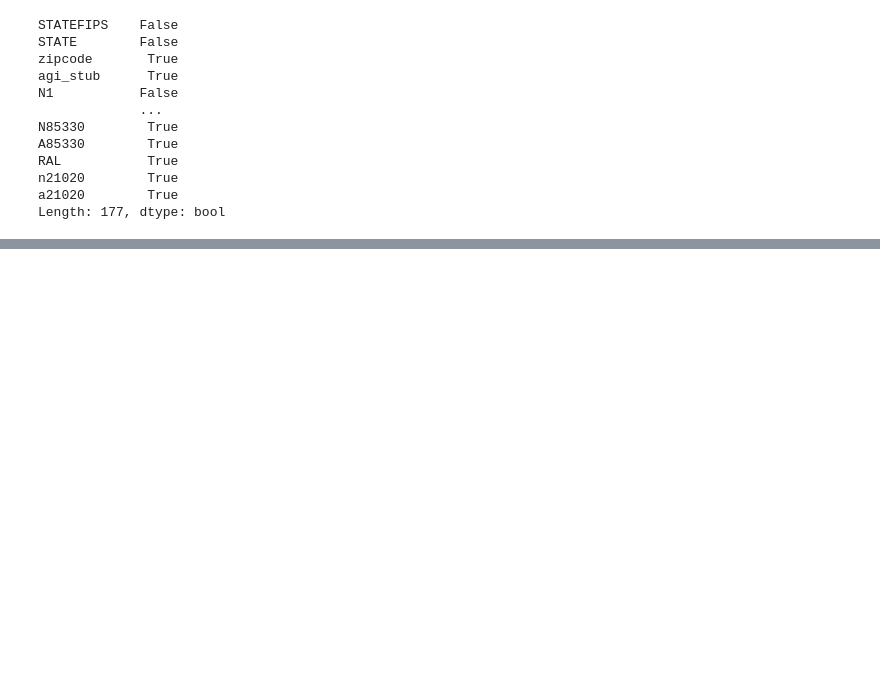
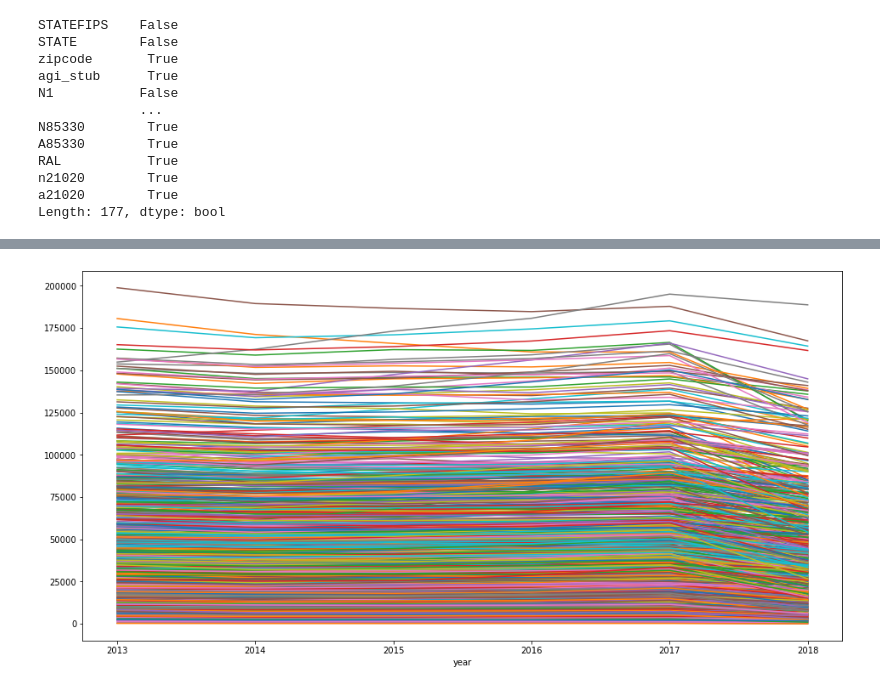
Before and after one commit to Skipp-py/NYCDSA_Capstone, a Jupyter notebook: Cherie/irs_eda1.ipynb, the cells around one changed output, grey strips where cells are left out. Saved outputs shown, nothing was run; the diff lists cells and outputs as text; code cells hidden in the pictures; blank space fills up the shorter version.

```diff
--- a/Cherie/irs_eda1.ipynb
+++ b/Cherie/irs_eda1.ipynb
@@ -97,0 +98,10 @@ metro_ca_tax.dropna()
+# %%
+#output zillow home&multifamily index to find 4 metro area zipcodes
+metro_ca = pd.read_csv("./data/Zip_Zri_AllHomesPlusMultifamily.csv", index_col = None)
+metro = ['Los Angeles-Long Beach-Anaheim', 'San Francisco-Oakland-Hayward','Riverside-San Bernardino-Ontario',\
+'Sacramento--Roseville--Arden-Arcade', 'San Diego-Carlsbad']
+metro_zips = metro_ca[metro_ca["Metro"].isin(metro)][["RegionName", "City", "State"]]
+
+#output tax data of top 5 metro area
+metro_ca_tax = pd.merge(metro_zips, soi2, left_on = "RegionName", right_on = "zipcode", how = "inner")  \
+                .drop(["RegionName"], axis = 1)
@@ -98,5 +117,3 @@ metro_ca_tax.dropna()
 # %%
-soi2_ca.sort_values(by = ["zipcode"])
-soi2 = soi2[soi2["zipcode"]!= 0]
-g = soi2.groupby("zipcode")
-g.sum()
+g = metro_ca_tax.groupby(["year","zipcode"])
+metro_ca_tax_zipcode = g.sum().reset_index()
@@ -129,0 +161,9 @@ soi2_ca.to_csv("./data/soi_ca_allzips.csv")
+# %%
+metro_mtg_wide = metro_ca_tax_zipcode.pivot(index = "year", columns = "zipcode", values = "Mortgage_interest_paid_amount")
+metro_mtg_wide = metro_mtg_wide.dropna(axis = 1)
+# %%
+import matplotlib.pyplot as plt
+for i in range(metro_mtg_wide.shape[1]):
+    metro_mtg_wide.iloc[:,i].plot(figsize = (16,8))
+# %% [output]
+[figure, added]
```
Also changed, not shown: parts of 15 cells of this notebook.
